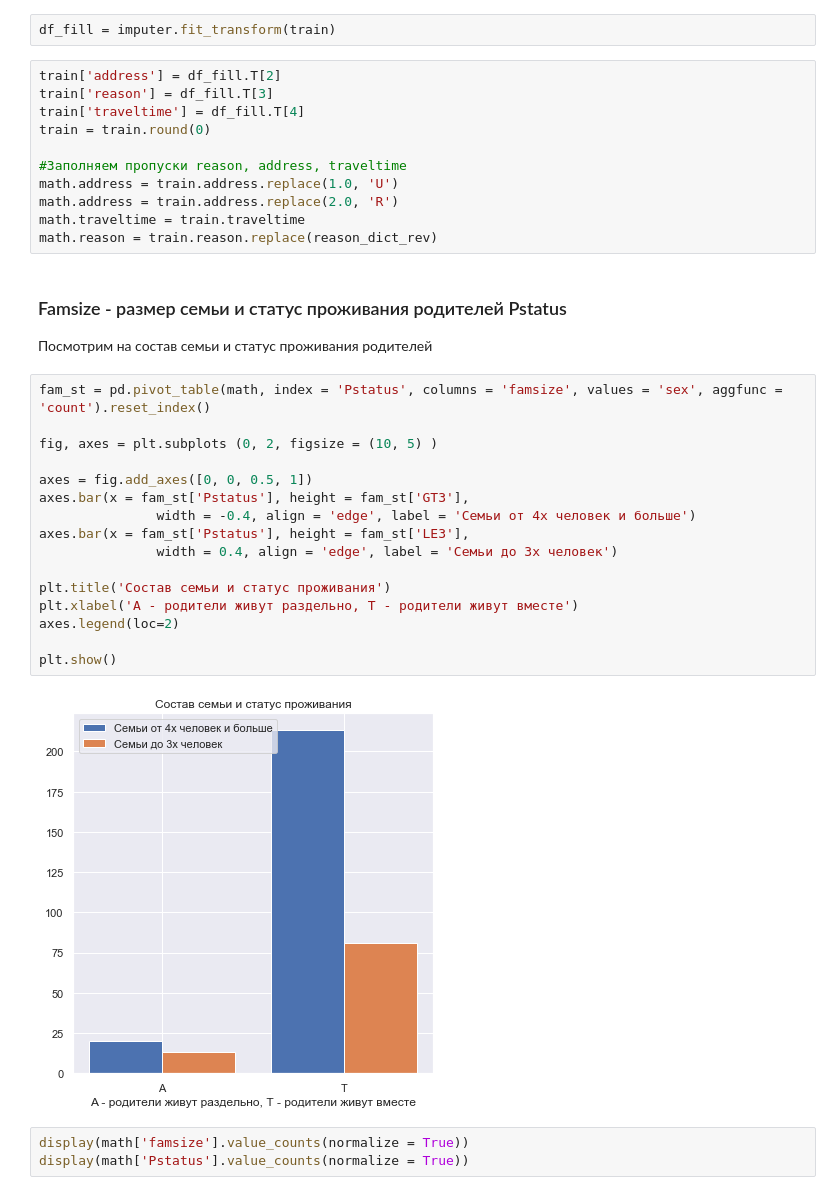
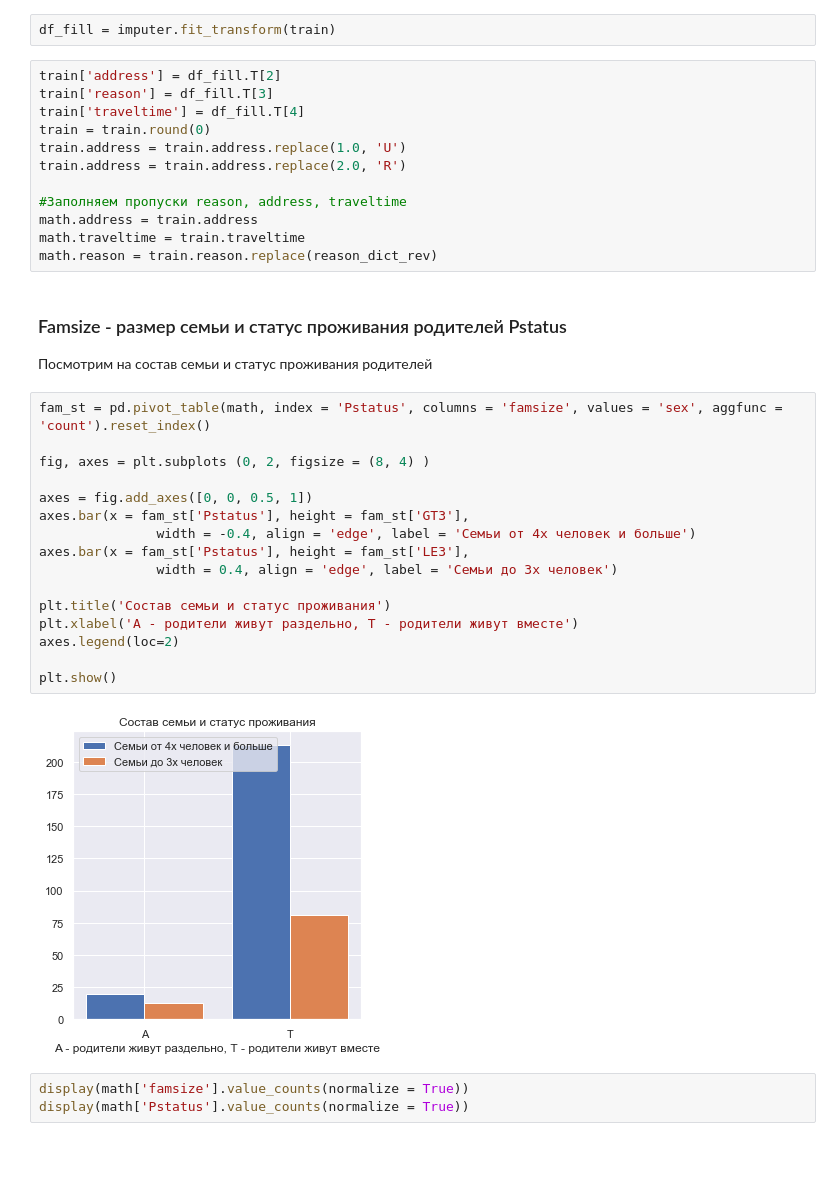
Before and after one commit to Deus99/skillfactory_rds, a Jupyter notebook: module_2/EDA_Unicef.ipynb, the cells around one changed output. Saved outputs shown, nothing was run; the diff lists cells and outputs as text; blank space fills up the shorter version.

```diff
--- a/module_2/EDA_Unicef.ipynb
+++ b/module_2/EDA_Unicef.ipynb
@@ -593,10 +559,11 @@ train['address'] = df_fill.T[2]
 train['reason'] = df_fill.T[3]
 train['traveltime'] = df_fill.T[4]
 train = train.round(0)
+train.address = train.address.replace(1.0, 'U')
+train.address = train.address.replace(2.0, 'R')
 
 #Заполняем пропуски reason, address, traveltime
-math.address = train.address.replace(1.0, 'U')
-math.address = train.address.replace(2.0, 'R')
+math.address = train.address
 math.traveltime = train.traveltime
 math.reason = train.reason.replace(reason_dict_rev)
 # %% [markdown]
@@ -605,21 +572,21 @@ math.reason = train.reason.replace(reason_dict_rev)
 # %%
 fam_st = pd.pivot_table(math, index = 'Pstatus', columns = 'famsize', values = 'sex', aggfunc = 'count').reset_index()
 
-fig, axes = plt.subplots (0, 2, figsize = (10, 5) )
+fig, axes = plt.subplots (0, 2, figsize = (8, 4) )
 
 axes = fig.add_axes([0, 0, 0.5, 1])
 axes.bar(x = fam_st['Pstatus'], height = fam_st['GT3'],
                width = -0.4, align = 'edge', label = 'Семьи от 4х человек и больше')
 axes.bar(x = fam_st['Pstatus'], height = fam_st['LE3'],
                width = 0.4, align = 'edge', label = 'Семьи до 3х человек')
 
 plt.title('Состав семьи и статус проживания')
 plt.xlabel('A - родители живут раздельно, T - родители живут вместе')
 axes.legend(loc=2)
 
 plt.show()
 # %% [output]
-[figure, old version]
+[figure, new version]
 # %%
 display(math['famsize'].value_counts(normalize = True))
 display(math['Pstatus'].value_counts(normalize = True))
```
Also changed, not shown: parts of 63 cells of this notebook.
